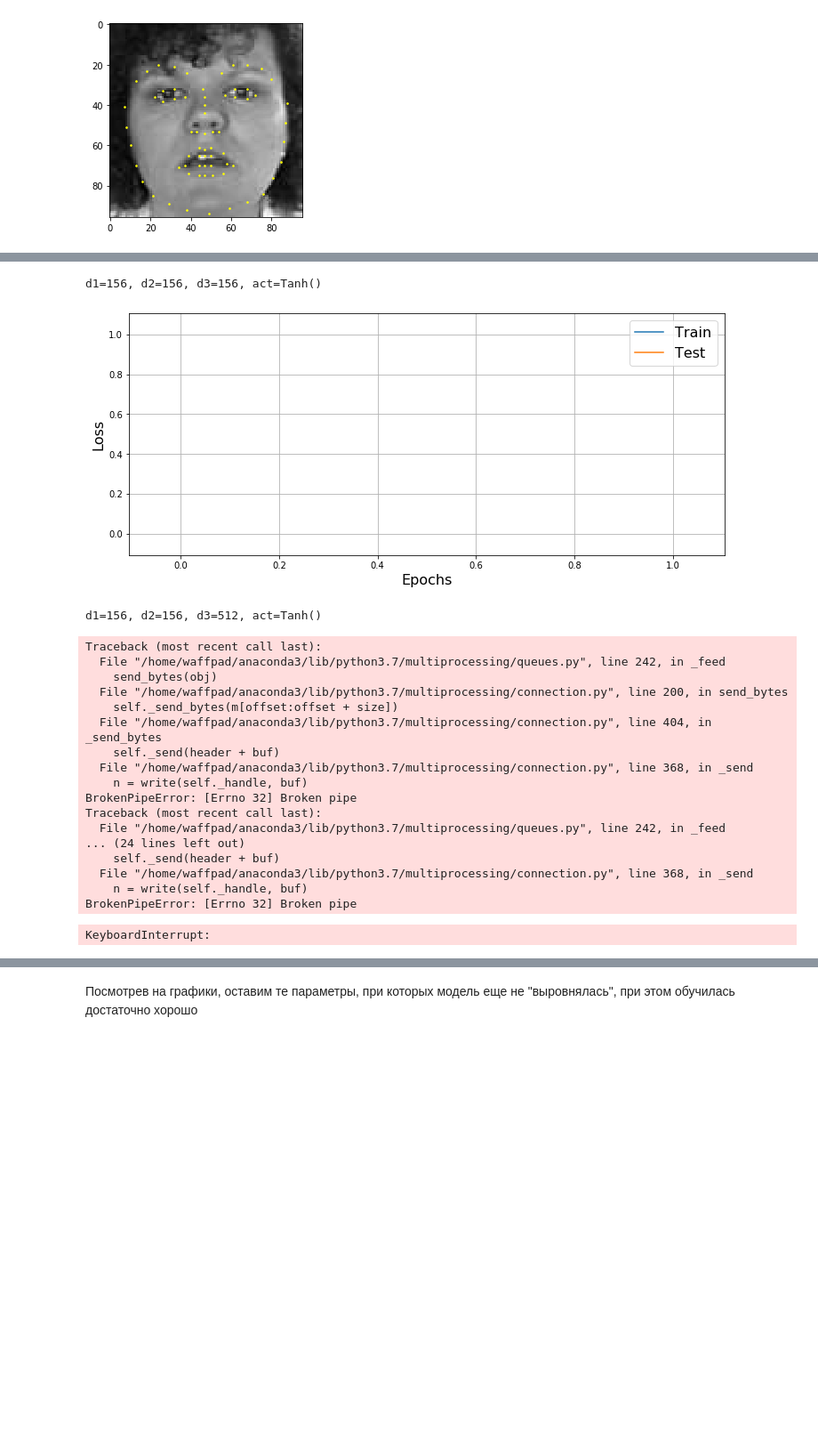
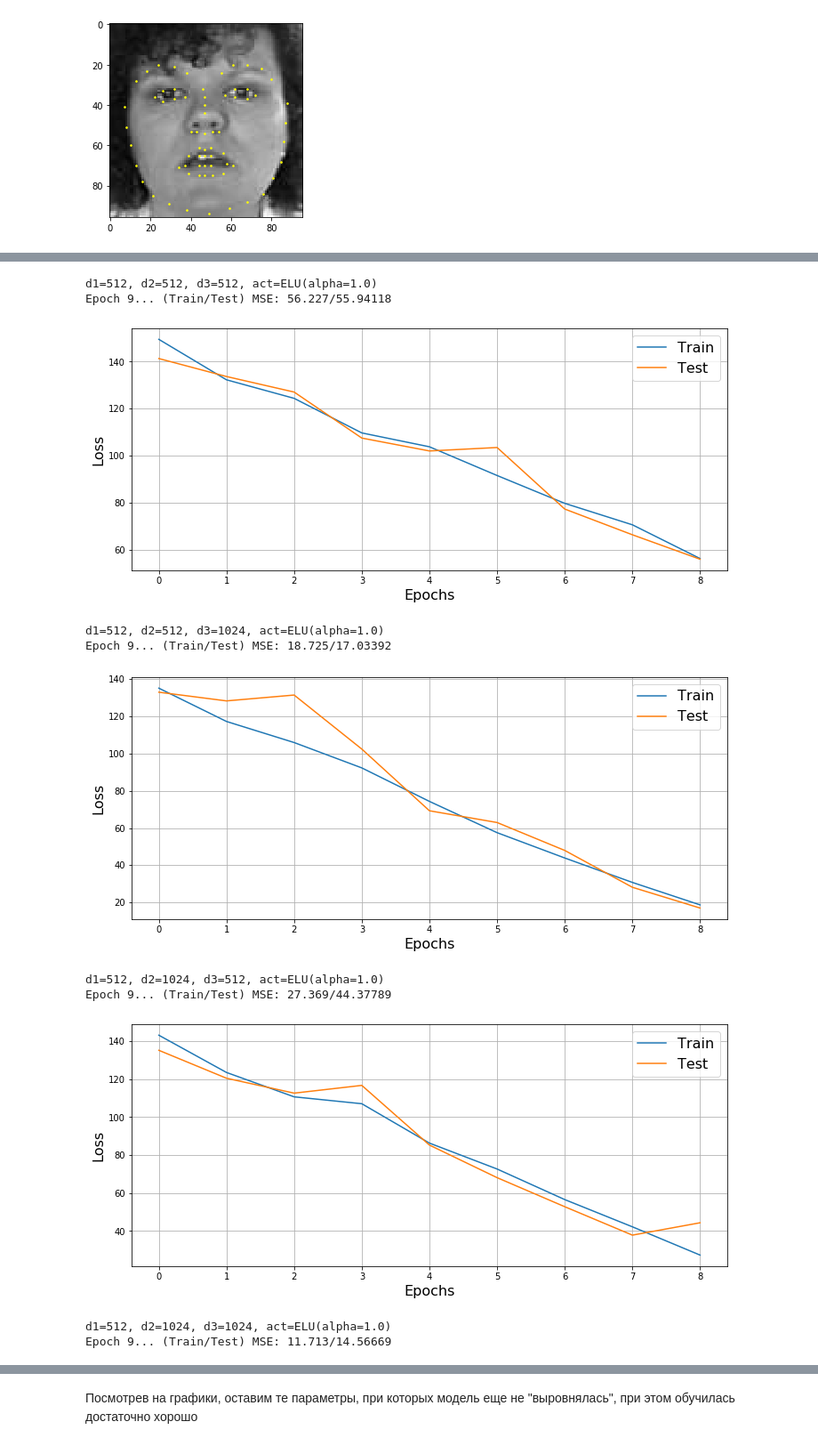
Before and after one commit to excander/neural_networks_sphere_2, a Jupyter notebook: Seminar 3/new/Practice task 3, PyTorch Introduction [SOLVED].ipynb, the cells around one changed output, grey strips where cells are left out. Shown at 89% size. Drawn from its saved outputs; the diff is of its cells as text; code cells hidden in the pictures; blank space fills up the shorter version.

```diff
--- a/Seminar 3/new/Practice task 3, PyTorch Introduction [SOLVED].ipynb
+++ b/Seminar 3/new/Practice task 3, PyTorch Introduction [SOLVED].ipynb
@@ -216,48 +217,38 @@ Wall time: 4.65 s
 # %%
 %%time
 d_inp = 1 * 96 * 96
 d_out = 2 * 68
 
 epochs = 10
-acts = [Tanh()]
-dims1 = [156, 512, 1024]
-dims2 = [156, 512, 1024]
-dims3 = [156, 512, 1024]
+acts = [ELU(), Tanh(), Sigmoid()]
+dims1 = [512, 1024]
+dims2 = [512, 1024]
+dims3 = [512, 1024]
 
 for act in acts:
     for dim1 in dims1:
         for dim2 in dims2:
             for dim3 in dims3:
                 net = Sequential(
                           Linear(1 * 96 * 96, dim1),
                           act,
                           Linear(dim1, dim2),
                           act,
                           Linear(dim2, dim3),
                           act,
                           Linear(dim3, 2 * 68)
                        )
                 print("d1={}, d2={}, d3={}, act={}".format(dim1,dim2,dim3,act))
                 train(net, epochs, 1e-4)
 # %% [output]
-d1=156, d2=156, d3=156, act=Tanh()
+d1=512, d2=512, d3=512, act=ELU(alpha=1.0)
+Epoch 9... (Train/Test) MSE: 56.227/55.94118
-[figure, old version]
+[figure, new version]
-d1=156, d2=156, d3=512, act=Tanh()
+d1=512, d2=512, d3=1024, act=ELU(alpha=1.0)
+Epoch 9... (Train/Test) MSE: 18.725/17.03392
+[figure, added]
-Traceback (most recent call last):
-  File "/home/waffpad/anaconda3/lib/python3.7/multiprocessing/queues.py", line 242, in _feed
-    send_bytes(obj)
-  File "/home/waffpad/anaconda3/lib/python3.7/multiprocessing/connection.py", line 200, in send_bytes
-    self._send_bytes(m[offset:offset + size])
-  File "/home/waffpad/anaconda3/lib/python3.7/multiprocessing/connection.py", line 404, in _send_bytes
-    self._send(header + buf)
-  File "/home/waffpad/anaconda3/lib/python3.7/multiprocessing/connection.py", line 368, in _send
-    n = write(self._handle, buf)
-BrokenPipeError: [Errno 32] Broken pipe
-Traceback (most recent call last):
-  File "/home/waffpad/anaconda3/lib/python3.7/multiprocessing/queues.py", line 242, in _feed
-... (24 lines left out)
-    self._send(header + buf)
-  File "/home/waffpad/anaconda3/lib/python3.7/multiprocessing/connection.py", line 368, in _send
-    n = write(self._handle, buf)
-BrokenPipeError: [Errno 32] Broken pipe
+d1=512, d2=1024, d3=512, act=ELU(alpha=1.0)
+Epoch 9... (Train/Test) MSE: 27.369/44.37789
+[figure, added]
-KeyboardInterrupt:
+d1=512, d2=1024, d3=1024, act=ELU(alpha=1.0)
+Epoch 9... (Train/Test) MSE: 11.713/14.56669
```
Also changed, not shown: parts of 16 cells of this notebook.
